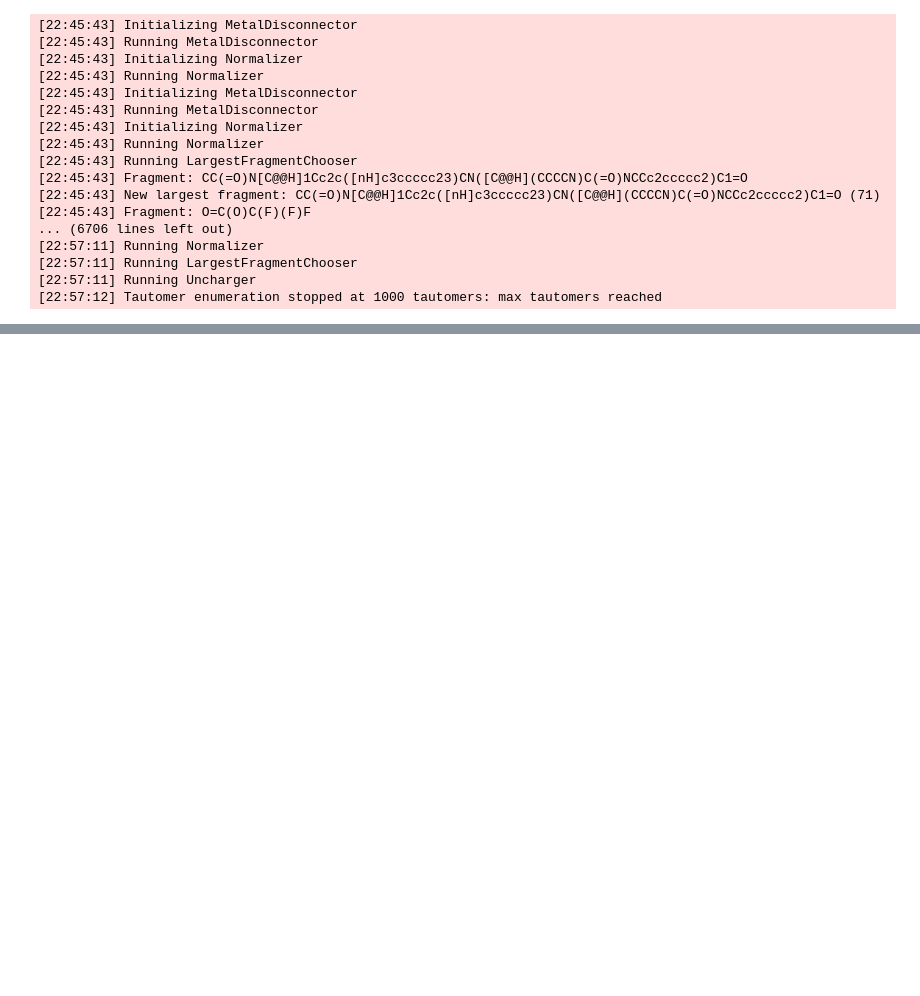
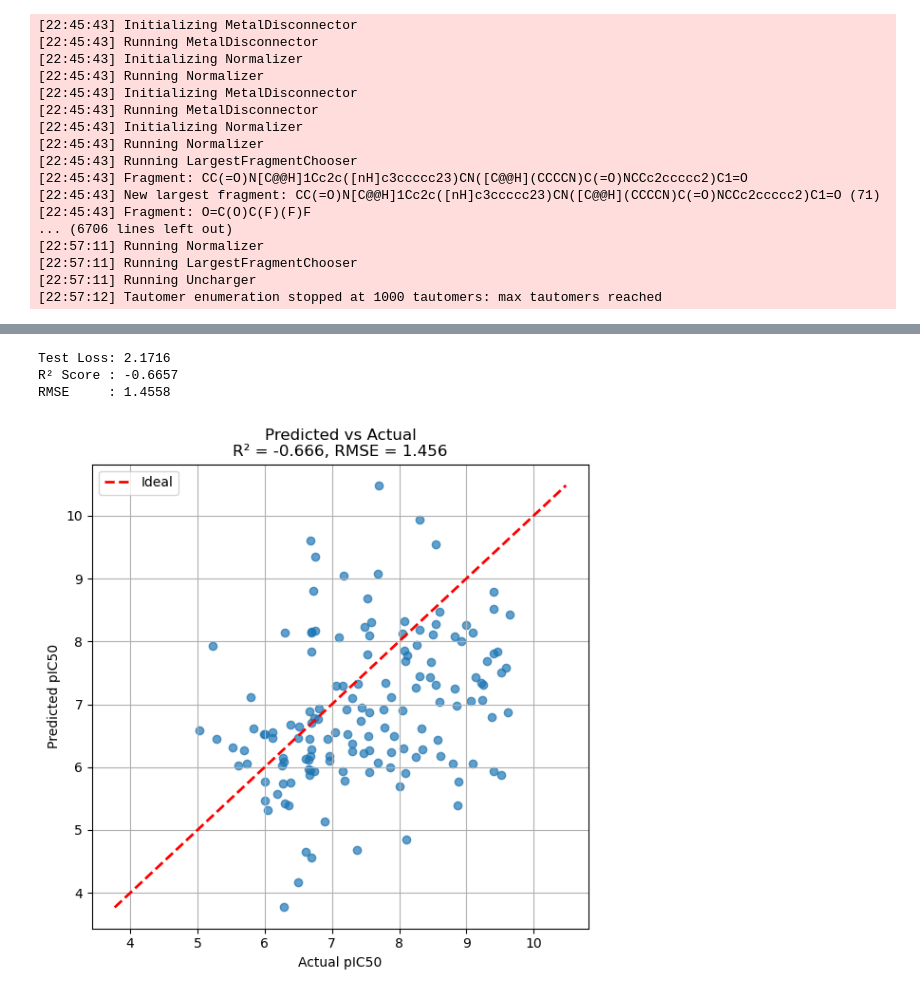
Before and after one commit to Yash-Dhanawate/PharmaGNN-XAI, a Jupyter notebook: XAI.ipynb, the cells around one changed output, grey strips where cells are left out. Cells and saved outputs as stored; diff of their text form; code cells hidden in the pictures; blank space fills up the shorter version.

Commit message:
GIN model

```diff
--- a/XAI.ipynb
+++ b/XAI.ipynb
@@ -293,0 +484,24 @@ plt.show()
+# %%
+num_epochs = 30
+
+for epoch in range(num_epochs):
+    model.train()
+    train_loss = 0
+
+    for batch in train_loader:
+        batch = batch.to(device)
+
+        optimizer.zero_grad()
+
+        pred = model(batch.x, batch.edge_index, batch.fps, batch.batch)
+
+        loss = loss_fn(pred.squeeze(), batch.y.squeeze())
+
+        loss.backward()
+        optimizer.step()
+
+        train_loss += loss.item()
+
+    train_loss /= len(train_loader)
+
+    print(f"Epoch {epoch+1:3d} | Loss: {train_loss:.4f}")
@@ -293,0 +526,53 @@ plt.show()
+# %%
+model.eval()
+
+test_loss = 0
+all_preds = []
+all_targets = []
+
+with torch.no_grad():
+    for batch in test_loader:
+        batch = batch.to(device)
+
+        pred = model(batch.x, batch.edge_index, batch.fps, batch.batch)
+
+        loss = loss_fn(pred.squeeze(), batch.y.squeeze())
+        test_loss += loss.item()
+
+        all_preds.extend(pred.squeeze().cpu().numpy())
+        all_targets.extend(batch.y.squeeze().cpu().numpy())
+
+test_loss /= len(test_loader)
+
+all_preds = np.array(all_preds)
+all_targets = np.array(all_targets)
+
+r2 = r2_score(all_targets, all_preds)
+rmse = np.sqrt(mean_squared_error(all_targets, all_preds))
+
+print(f"Test Loss: {test_loss:.4f}")
+print(f"R² Score : {r2:.4f}")
+print(f"RMSE     : {rmse:.4f}")
+# %% [output]
+Test Loss: 2.1716
+R² Score : -0.6657
+RMSE     : 1.4558
+# %%
+plt.figure(figsize=(6, 6))
+
+plt.scatter(all_targets, all_preds, alpha=0.7)
+
+# Ideal prediction line (y = x)
+min_val = min(all_targets.min(), all_preds.min())
+max_val = max(all_targets.max(), all_preds.max())
+plt.plot([min_val, max_val], [min_val, max_val], 'r--', linewidth=2, label='Ideal')
+
+plt.xlabel("Actual pIC50")
+plt.ylabel("Predicted pIC50")
+plt.title(f"Predicted vs Actual\nR² = {r2:.3f}, RMSE = {rmse:.3f}")
+plt.legend()
+plt.grid(True)
+plt.tight_layout()
+plt.show()
+# %% [output]
+[figure, added]
```
Also changed, not shown: parts of 14 cells of this notebook, 1 other file.
